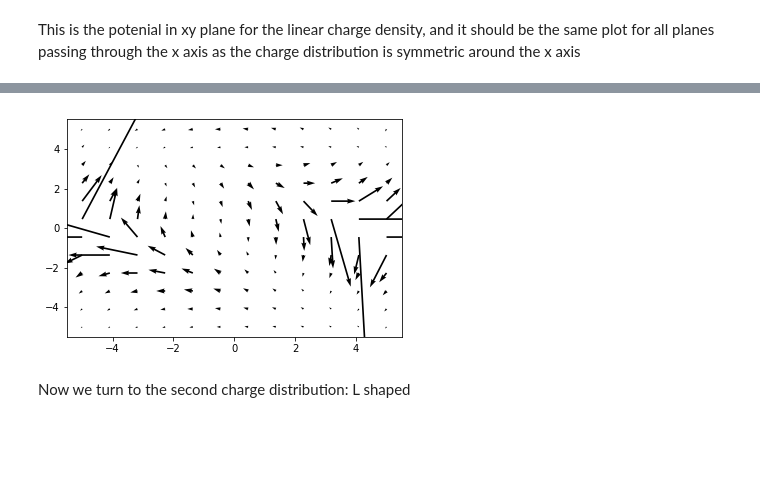
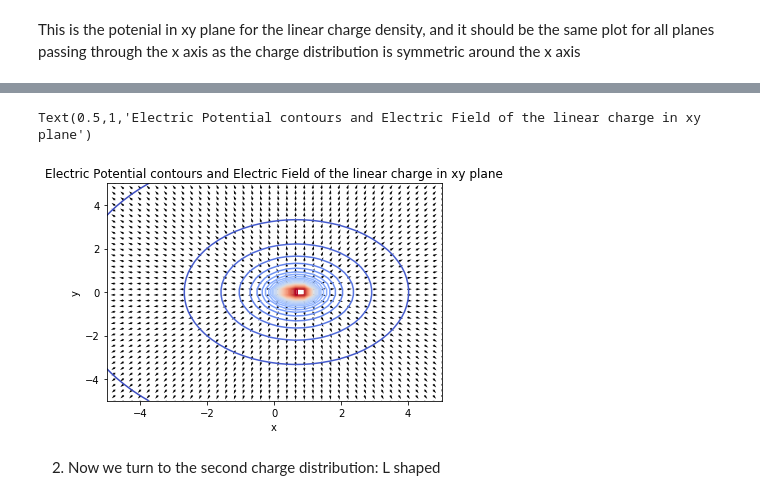
Before and after one commit to Phys7321/hw02-integrations-AsemHabashi, a Jupyter notebook: Solution to HW2, version2.ipynb, the cells around one changed output, grey strips where cells are left out. Cells and saved outputs as stored; diff of their text form; code cells hidden in the pictures; blank space fills up the shorter version.

```diff
--- a/Solution to HW2, version2.ipynb
+++ b/Solution to HW2, version2.ipynb
@@ -57,6 +60,9 @@ through the x axis as the charge distribution is symmetric around the x axis
 # %%
-#[Ex,Ey]=numpy.gradient(-V)
-V1=numpy.zeros(len(xgrid))
-V2=numpy.zeros(len(ygrid))
-Ex=-numpy.diff(V)/numpy.diff(xgrid)
-Ey=-numpy.diff(V)/numpy.diff(ygrid)
+[Ex,Ey]=numpy.gradient(-V)
+#V1=numpy.zeros(len(xgrid))
+#V2=numpy.zeros(len(ygrid))
+#Ex=-numpy.diff(V)/numpy.diff(xgrid)
+#Ey=-numpy.diff(V)/numpy.diff(ygrid)
+E=numpy.sqrt(Ex**2+Ey**2)
+Exn=Ex/E
+Eyn=Ey/E
@@ -80,14 +80,19 @@ X,Y=numpy.meshgrid(xgrid,ygrid)
-# %%
-fig, ax = plt.subplots()
-q = ax.quiver(X, Y, Ex, Ey)
-# %% [output]
-[figure, removed]
+# %%
+fig, ax = plt.subplots()
+plt.contour(X,Y,V,30,cmap='coolwarm')
+plt.xlabel('x')
+plt.ylabel('y')
+q = ax.quiver(X, Y, Exn, Eyn)
+plt.title('Electric Potential contours and Electric Field of the linear charge in xy plane')
+# %% [output]
+Text(0.5,1,'Electric Potential contours and Electric Field of the linear charge in xy plane')
+[figure, added]
 # %%
 #fig = plt.figure()
 #ax = fig.gca(projection='3d')
 #ax.quiver(X,Y,Z,Ex,Ey,Ez)
 # %% [markdown]
-Now we turn to the second charge distribution: L shaped
+2) Now we turn to the second charge distribution: L shaped
 # %%
 f1= lambda a,b,c,x: x**2/numpy.sqrt((a-x)**2+b**2+c**2)
 # %%
```
Also changed, not shown: parts of 16 cells of this notebook, 2 other files.
